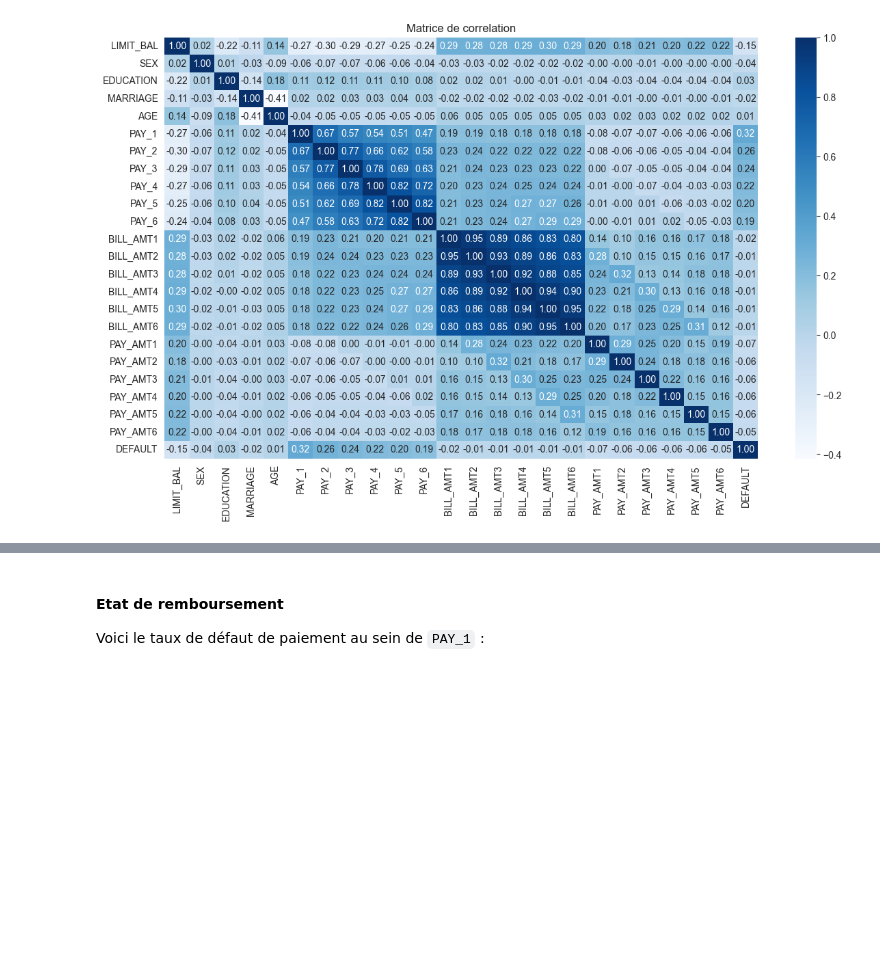
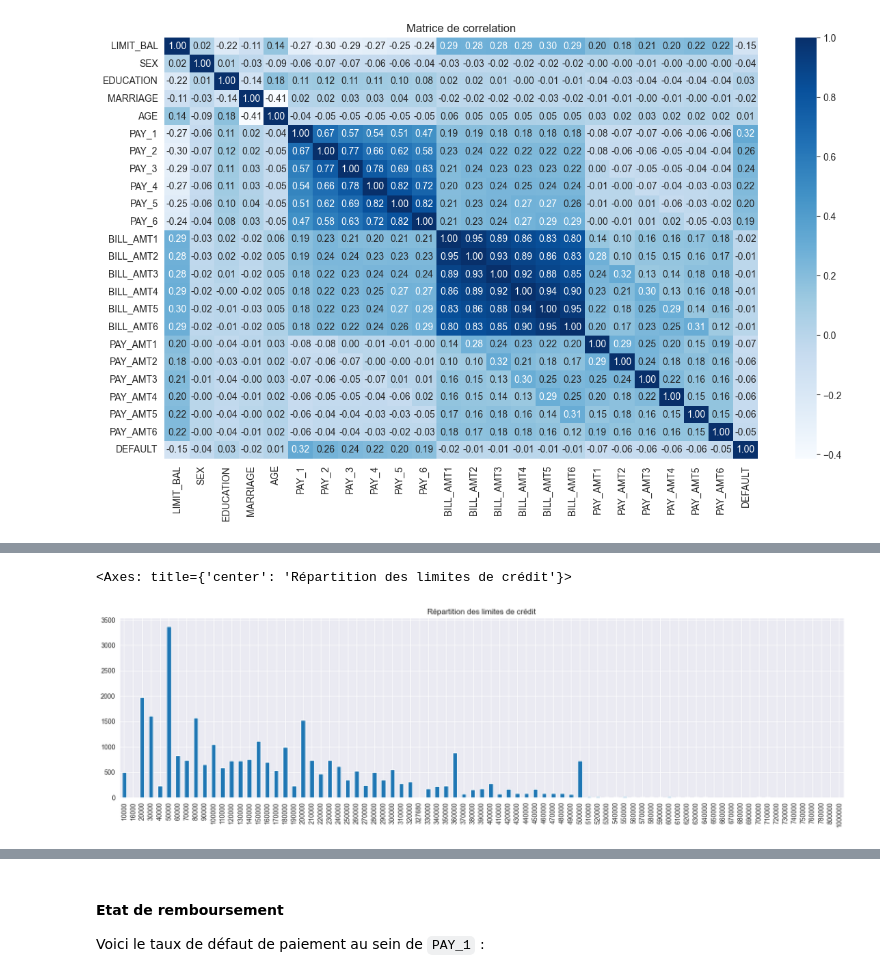
Before and after one commit to Alhern/defaults_prediction, a Jupyter notebook: credit_default.ipynb, the cells around one changed output, grey strips where cells are left out. Cells and saved outputs as stored; diff of their text form; code cells hidden in the pictures; blank space fills up the shorter version.

```diff
--- a/credit_default.ipynb
+++ b/credit_default.ipynb
@@ -158,0 +196,7 @@ plt.ticklabel_format(style="plain")
+# %%
+df['LIMIT_BAL'].value_counts(). \
+    sort_index(). \
+    plot(kind='bar', figsize=(20, 5), title='Répartition des limites de crédit')
+# %% [output]
+<Axes: title={'center': 'Répartition des limites de crédit'}>
+[figure, added]
```
Also changed, not shown: parts of 10 cells of this notebook.
